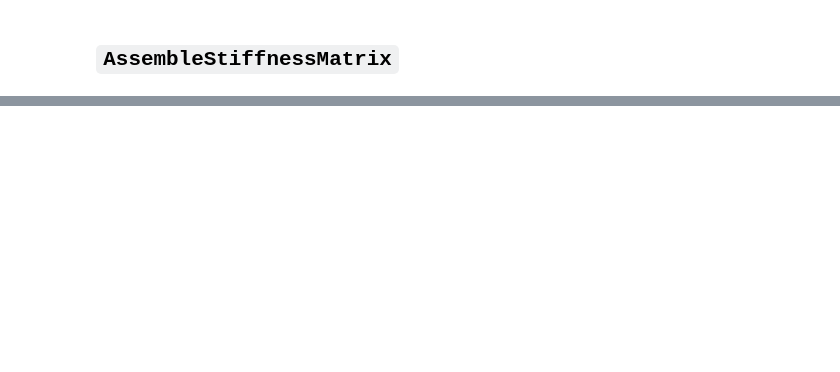
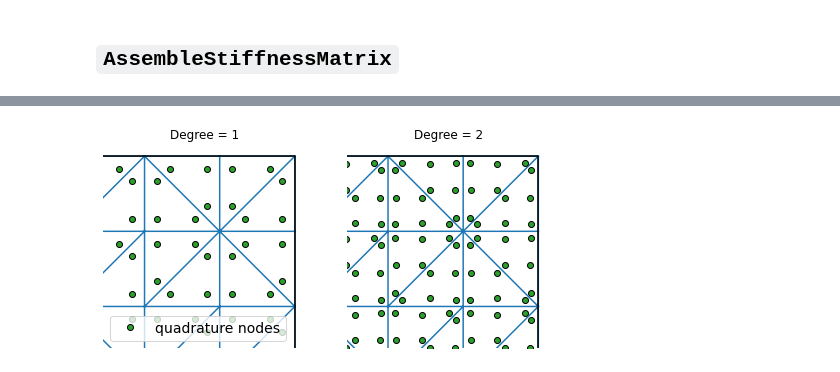
Before and after one commit to danieljtait/tenfem, a Jupyter notebook: examples/notebooks/hello_poisson.ipynb, the cells around one changed output, grey strips where cells are left out. Cells and saved outputs as stored; diff of their text form; code cells hidden in the pictures; blank space fills up the shorter version.

```diff
--- a/examples/notebooks/hello_poisson.ipynb
+++ b/examples/notebooks/hello_poisson.ipynb
@@ -107,0 +111,30 @@ plt.show()
+# %%
+quad_mesh = tenfem.mesh.triangle.convert_linear_to_quadratic(mesh)
+quad_tri_element = tenfem.reference_elements.TriangleElement(degree=2, dtype=tf_dtype)
+
+elements = [lin_tri_element, quad_tri_element]
+meshes = [mesh, quad_mesh]
+
+fig, axes = plt.subplots(ncols=2, figsize=(8, 6))
+for i, ax in enumerate(axes):
+
+    quadrature_nodes = elements[i].get_quadrature_nodes(meshes[i])
+
+    ax.triplot(mesh._triang)
+
+    ax.plot(*tf.reshape(quadrature_nodes, [-1, 2]).numpy().T,
+            'o', markeredgecolor='k', label='quadrature nodes' if i == 0 else None)
+    ax.add_collection(
+        LineCollection(tf.gather(mesh.nodes, mesh.boundary_elements), colors='k'))
+
+    if i == 0:
+        ax.legend(fontsize=14, loc='lower left')
+
+    ax.set_aspect('equal'); ax.axis('off')
+    for method in [ax.set_xlim, ax.set_ylim]:
+        method((0.83, 1.01))
+
+    ax.set_title('Degree = {}'.format(i+1))
+plt.show()
+# %% [output]
+[figure, added]
```
Also changed, not shown: parts of 14 cells of this notebook, 2 other files.
